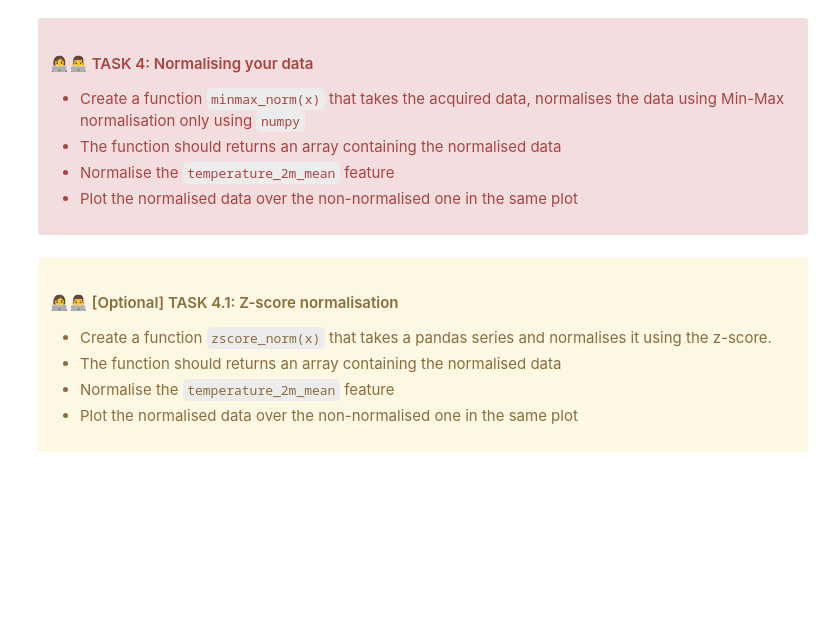
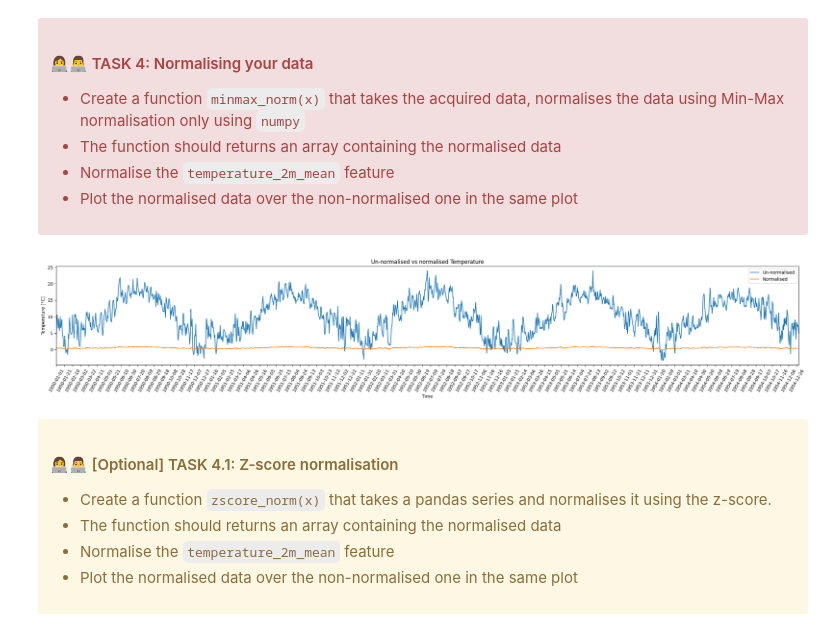
Before and after one commit to UCL-ELEC0136/3-data-processing-YaphetSf, a Jupyter notebook: 3-data-processing.ipynb, the cells around one changed output. Cells and saved outputs as stored; diff of their text form; code cells hidden in the pictures; blank space fills up the shorter version.

```diff
--- a/3-data-processing.ipynb
+++ b/3-data-processing.ipynb
@@ -165,17 +288,47 @@ def lineplots(x: ArrayLike, ys: List[ArrayLike], title: str, x_label: str, y_lab
 # %%
 import numpy as np
 
 
 def minmax_norm(x: ArrayLike) -> ArrayLike:
     """
     Normalises the data between 0 and 1 using the min-max normalization.
 
     Args:
         x (ArrayLike): data to be normalized
     Returns:
         (ArrayLike): normalized data
     """
     # add your code here
+    # make sure the input data is a numpy array
+    x = np.array(x)
+
+    # get the extremes
+    x_min = x.min()
+    x_max = x.max()
+
+    # normalise the array
+    normalised = (x - x_min) / (x_max - x_min)
+    return normalised
+
+# get the data
+x = time_series['time']
+y = time_series['temperature_2m_mean']
+
+# normalise it
+y_normalised = minmax_norm(y)
+
+
+# let's plot the data
+fix, ax = lineplot(x, y, "Un-normalised vs normalised Temperature", "Time", "Temperature [°C]")
+
+# overlay the new line
+ax.plot(x, y_normalised)
+
+# add a legend
+ax.legend(["Un-normalised", "Normalised"])
+plt.show()
+# %% [output]
+[figure, added]
 # %% [markdown]
 <div class="alert alert-block alert-warning">
 <h4>👩‍💻👨‍💻 [Optional] TASK 4.1: Z-score normalisation</h4>
```
Also changed, not shown: parts of 17 cells of this notebook.
